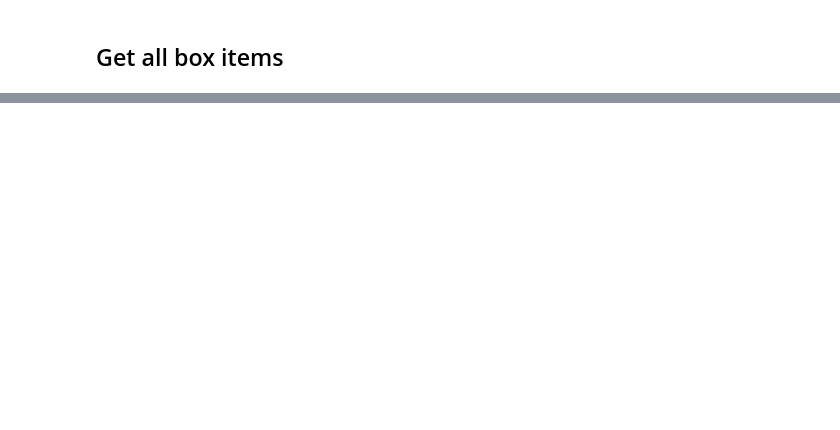
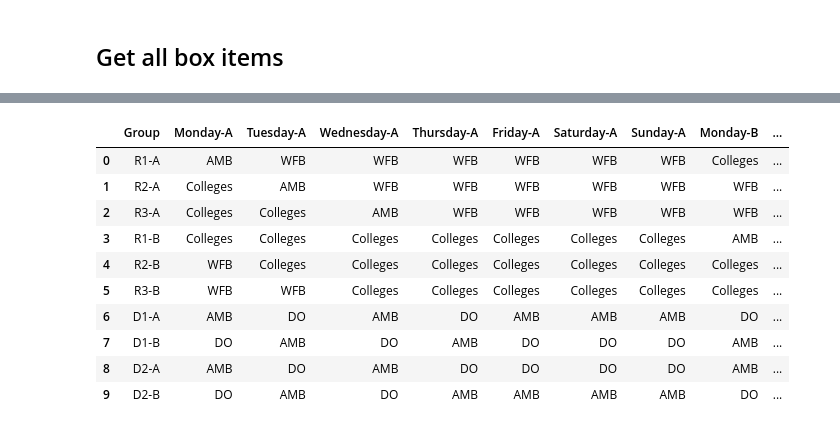
Before and after one commit to oliverlambson/location_monitoring, a Jupyter notebook: 01_exploration.ipynb, the cells around one changed output, grey strips where cells are left out. Saved outputs shown, nothing was run; the diff lists cells and outputs as text; code cells hidden in the pictures; blank space fills up the shorter version.

Commit message:
API access working, group and schedule first pass

```diff
--- a/01_exploration.ipynb
+++ b/01_exploration.ipynb
@@ -73,0 +262,15 @@ for i, item in enumerate(items):
+# %%
+df_sch = pd.read_excel("UMS_Courier_Schedules.xlsx", sheet_name='Group_Schedule')
+df_sch
+# %% [output]
+|  | Group | Monday-A | Tuesday-A | Wednesday-A | Thursday-A | Friday-A | Saturday-A | Sunday-A | Monday-B | ... |
+| 0 | R1-A | AMB | WFB | WFB | WFB | WFB | WFB | WFB | Colleges | ... |
+| 1 | R2-A | Colleges | AMB | WFB | WFB | WFB | WFB | WFB | WFB | ... |
+| 2 | R3-A | Colleges | Colleges | AMB | WFB | WFB | WFB | WFB | WFB | ... |
+| 3 | R1-B | Colleges | Colleges | Colleges | Colleges | Colleges | Colleges | Colleges | AMB | ... |
+| 4 | R2-B | WFB | Colleges | Colleges | Colleges | Colleges | Colleges | Colleges | Colleges | ... |
+| 5 | R3-B | WFB | WFB | Colleges | Colleges | Colleges | Colleges | Colleges | Colleges | ... |
+| 6 | D1-A | AMB | DO | AMB | DO | AMB | AMB | AMB | DO | ... |
+| 7 | D1-B | DO | AMB | DO | AMB | DO | DO | DO | AMB | ... |
+| 8 | D2-A | AMB | DO | AMB | DO | DO | DO | DO | AMB | ... |
+| 9 | D2-B | DO | AMB | DO | AMB | AMB | AMB | AMB | DO | ... |
```
Also changed, not shown: parts of 11 cells of this notebook, 2 other files.
